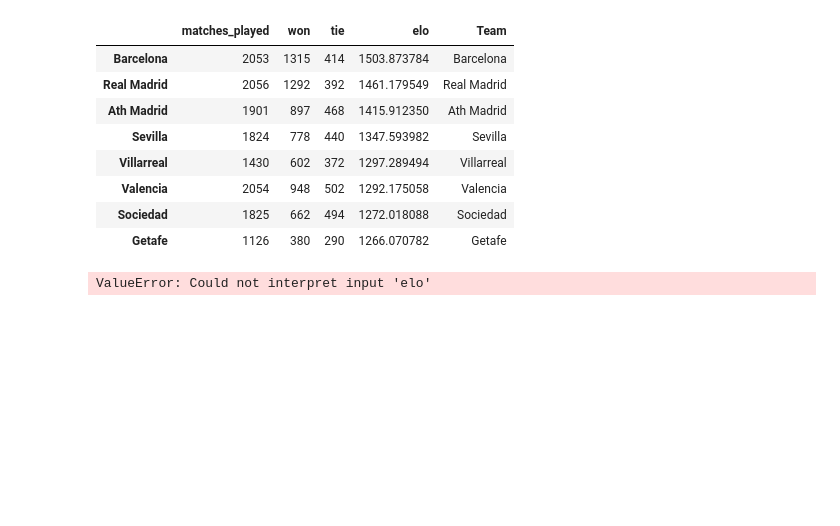
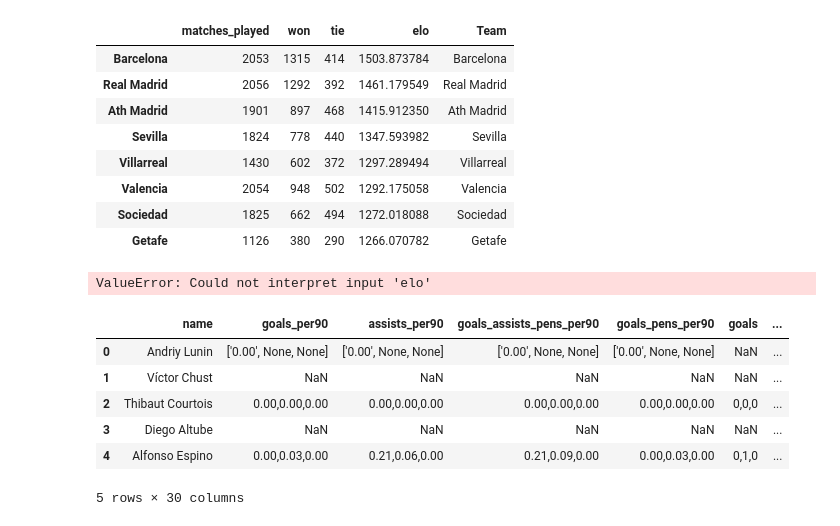
Before and after one commit to gagan2005/Soccer_Prediction_And_DataAnalysis, a Jupyter notebook: main.ipynb, the cells around one changed output. Drawn from its saved outputs; the diff is of its cells as text; code cells hidden in the pictures; blank space fills up the shorter version.

Commit message:
player scores

```diff
--- a/main.ipynb
+++ b/main.ipynb
@@ -117,3 +119,15 @@ topteams
 sns.catplot(topteams, x="Team",y="elo")
 # %% [output]
 ValueError: Could not interpret input 'elo'
+# %%
+players=pd.read_csv('player_scraper/playerdata.csv',low_memory=False)
+# %%
+players.head()
+# %% [output]
+|  | name | goals_per90 | assists_per90 | goals_assists_pens_per90 | goals_pens_per90 | goals | ... |
+| 0 | Andriy Lunin | ['0.00', None, None] | ['0.00', None, None] | ['0.00', None, None] | ['0.00', None, None] | NaN | ... |
+| 1 | Víctor Chust | NaN | NaN | NaN | NaN | NaN | ... |
+| 2 | Thibaut Courtois | 0.00,0.00,0.00 | 0.00,0.00,0.00 | 0.00,0.00,0.00 | 0.00,0.00,0.00 | 0,0,0 | ... |
+| 3 | Diego Altube | NaN | NaN | NaN | NaN | NaN | ... |
+| 4 | Alfonso Espino | 0.00,0.03,0.00 | 0.21,0.06,0.00 | 0.21,0.09,0.00 | 0.00,0.03,0.00 | 0,1,0 | ... |
+5 rows × 30 columns
```
Also changed, not shown: parts of 7 cells of this notebook, 1 other file.
